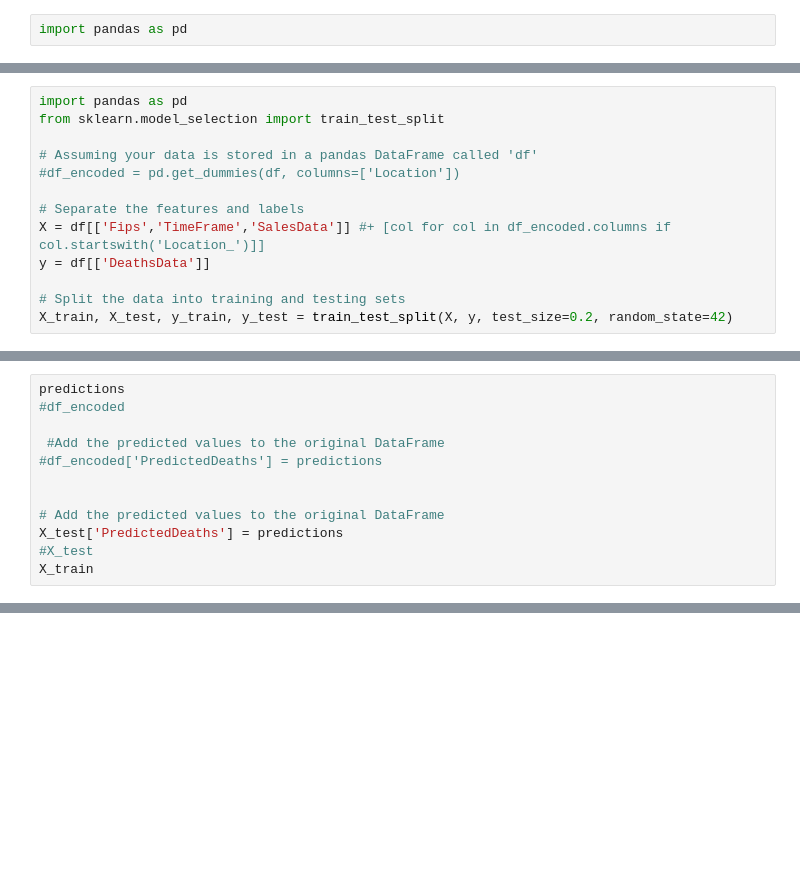
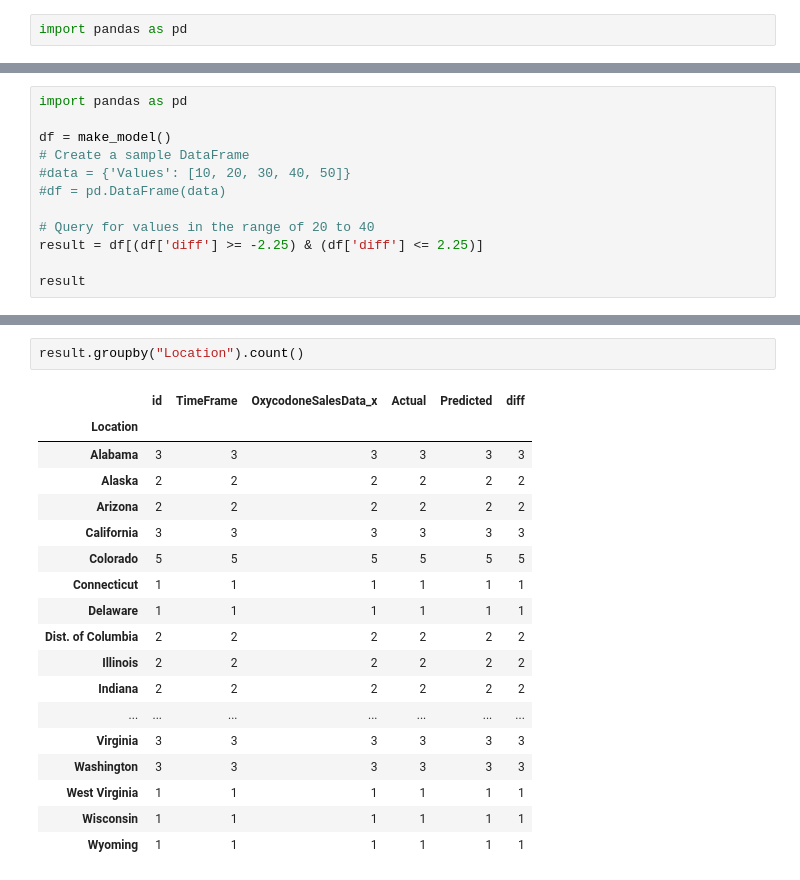
Before and after one commit to searanch/opiods-deaths-sales, a Jupyter notebook: Predictions.ipynb, the cells around one changed output, grey strips where cells are left out. Drawn from its saved outputs; the diff is of its cells as text; blank space fills up the shorter version.

Commit message:
Updated Predictions.

```diff
--- a/Predictions.ipynb
+++ b/Predictions.ipynb
@@ -102,13 +5,0 @@ df
-# %%
-import pandas as pd
-from sklearn.model_selection import train_test_split
-
-# Assuming your data is stored in a pandas DataFrame called 'df'
-#df_encoded = pd.get_dummies(df, columns=['Location'])
-
-# Separate the features and labels
-X = df[['Fips','TimeFrame','SalesData']] #+ [col for col in df_encoded.columns if col.startswith('Location_')]]
-y = df[['DeathsData']]
-
-# Split the data into training and testing sets
-X_train, X_test, y_train, y_test = train_test_split(X, y, test_size=0.2, random_state=42)
@@ -171,12 +5,0 @@ array([[ 6.33343386],
-# %%
-predictions
-#df_encoded
-
- #Add the predicted values to the original DataFrame
-#df_encoded['PredictedDeaths'] = predictions
-
-
-# Add the predicted values to the original DataFrame
-X_test['PredictedDeaths'] = predictions
-#X_test
-X_train
@@ -212,0 +124,12 @@ X_test
+# %%
+import pandas as pd
+
+df = make_model()
+# Create a sample DataFrame
+#data = {'Values': [10, 20, 30, 40, 50]}
+#df = pd.DataFrame(data)
+
+# Query for values in the range of 20 to 40
+result = df[(df['diff'] >= -2.25) & (df['diff'] <= 2.25)]
+
+result
@@ -212,0 +150,21 @@ X_test
+# %%
+result.groupby("Location").count()
+# %% [output]
+|  | id | TimeFrame | OxycodoneSalesData_x | Actual | Predicted | diff |
+| Location |  |  |  |  |  |  |
+| Alabama | 3 | 3 | 3 | 3 | 3 | 3 |
+| Alaska | 2 | 2 | 2 | 2 | 2 | 2 |
+| Arizona | 2 | 2 | 2 | 2 | 2 | 2 |
+| California | 3 | 3 | 3 | 3 | 3 | 3 |
+| Colorado | 5 | 5 | 5 | 5 | 5 | 5 |
+| Connecticut | 1 | 1 | 1 | 1 | 1 | 1 |
+| Delaware | 1 | 1 | 1 | 1 | 1 | 1 |
+| Dist. of Columbia | 2 | 2 | 2 | 2 | 2 | 2 |
+| Illinois | 2 | 2 | 2 | 2 | 2 | 2 |
+| Indiana | 2 | 2 | 2 | 2 | 2 | 2 |
+| ... | ... | ... | ... | ... | ... | ... |
+| Virginia | 3 | 3 | 3 | 3 | 3 | 3 |
+| Washington | 3 | 3 | 3 | 3 | 3 | 3 |
+| West Virginia | 1 | 1 | 1 | 1 | 1 | 1 |
+| Wisconsin | 1 | 1 | 1 | 1 | 1 | 1 |
+| Wyoming | 1 | 1 | 1 | 1 | 1 | 1 |
```
Also changed, not shown: parts of 12 cells of this notebook.
